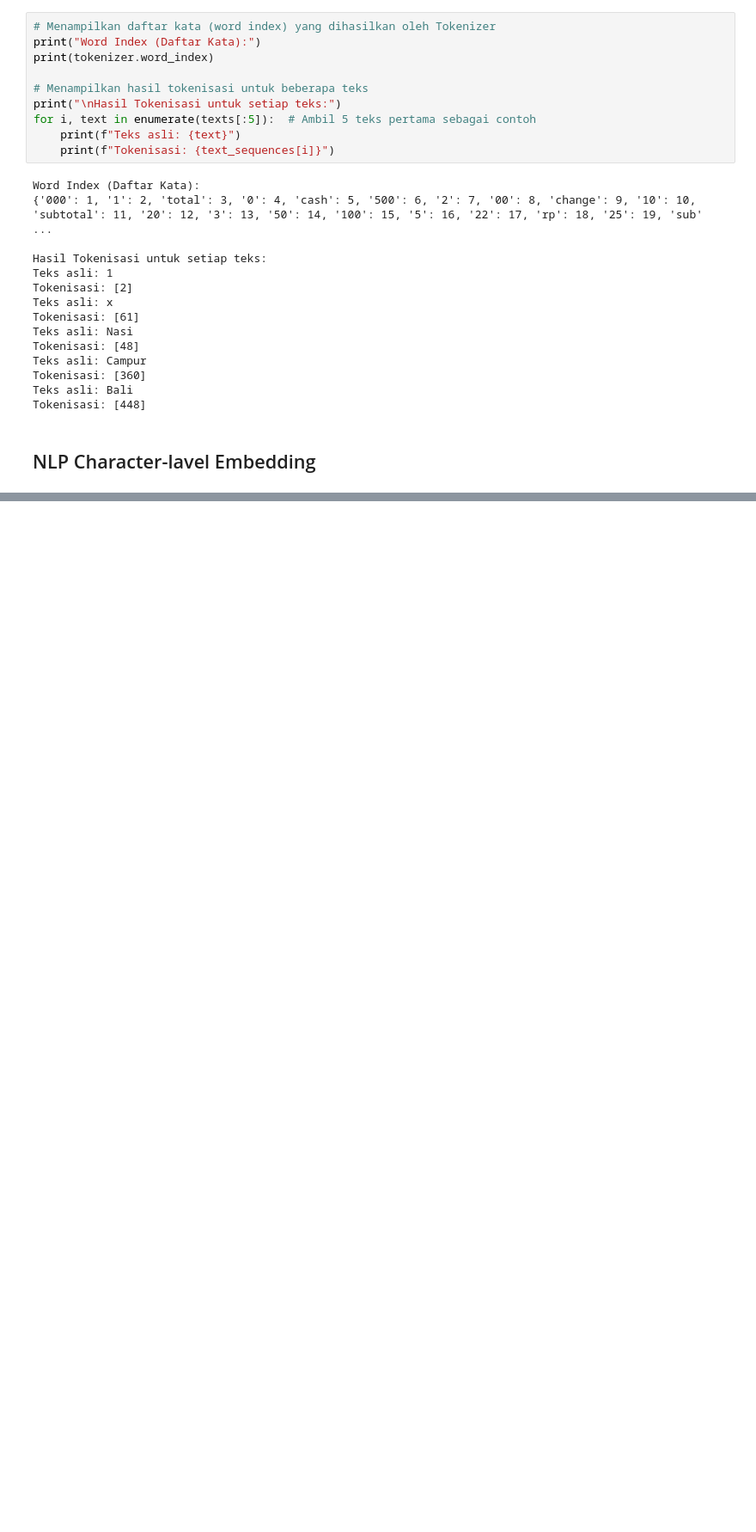
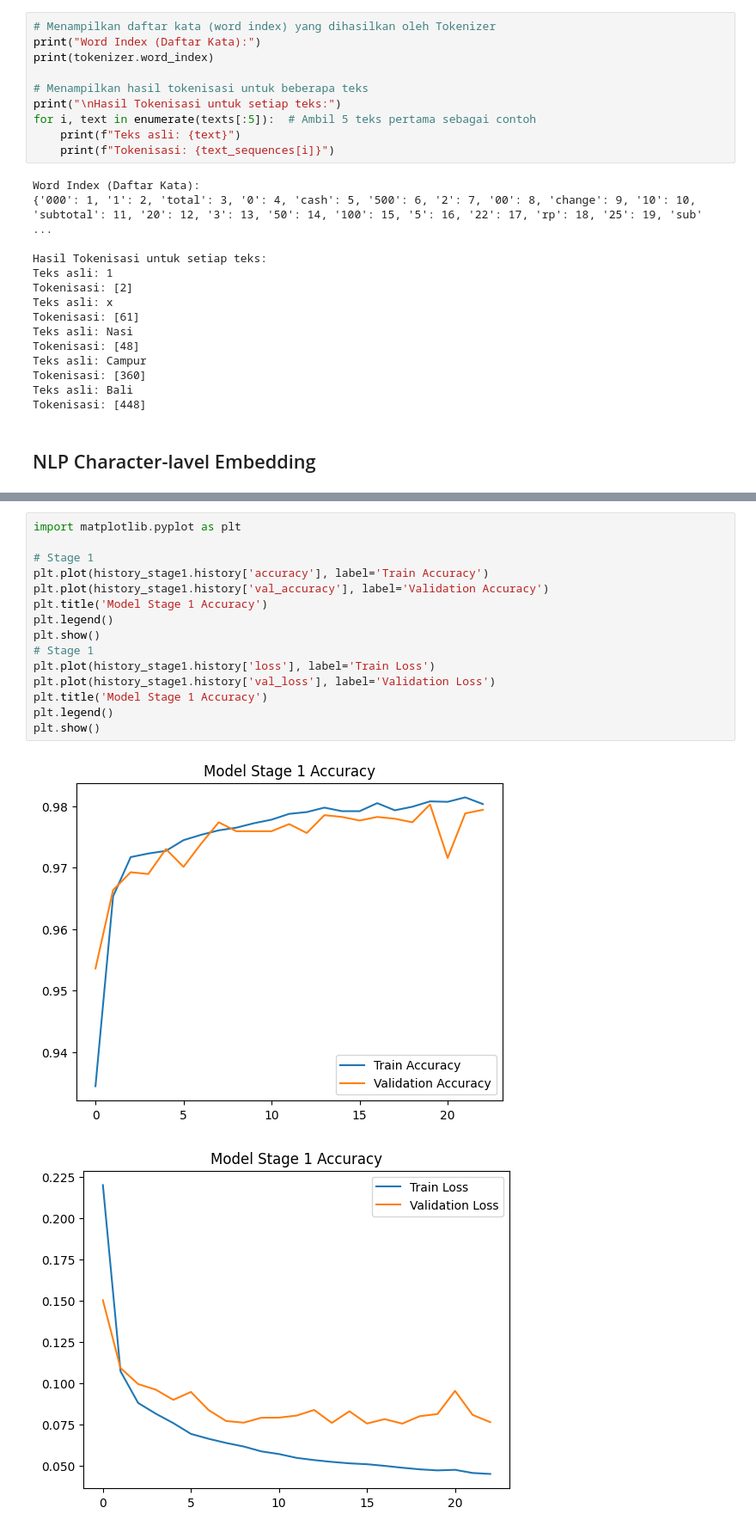
Before and after one commit to Bangkit-Capstone-C242-PS354/model-ocr, a Jupyter notebook: text_clasification.ipynb, the cells around one changed output, grey strips where cells are left out. Shown: that part at 86% size. Cells and saved outputs as stored; diff of their text form; blank space fills up the shorter version.

Commit message:
finish 2 stage model

```diff
--- a/text_clasification.ipynb
+++ b/text_clasification.ipynb
@@ -777,0 +926,18 @@ F1 Score: 0.9860
+# %%
+import matplotlib.pyplot as plt
+
+# Stage 1
+plt.plot(history_stage1.history['accuracy'], label='Train Accuracy')
+plt.plot(history_stage1.history['val_accuracy'], label='Validation Accuracy')
+plt.title('Model Stage 1 Accuracy')
+plt.legend()
+plt.show()
+# Stage 1
+plt.plot(history_stage1.history['loss'], label='Train Loss')
+plt.plot(history_stage1.history['val_loss'], label='Validation Loss')
+plt.title('Model Stage 1 Accuracy')
+plt.legend()
+plt.show()
+# %% [output]
+[figure, added]
+[figure, added]
```
Also changed, not shown: parts of 25 cells of this notebook.
